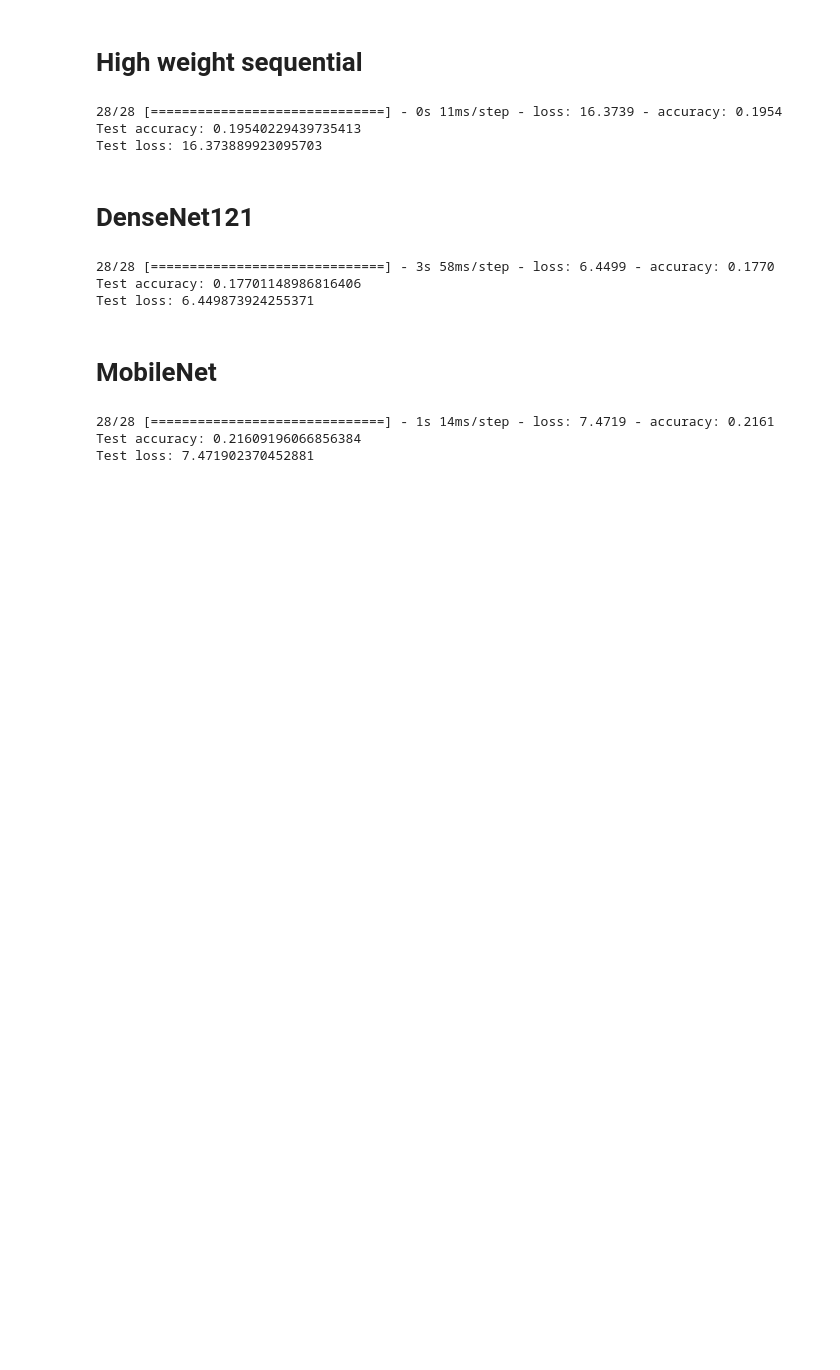
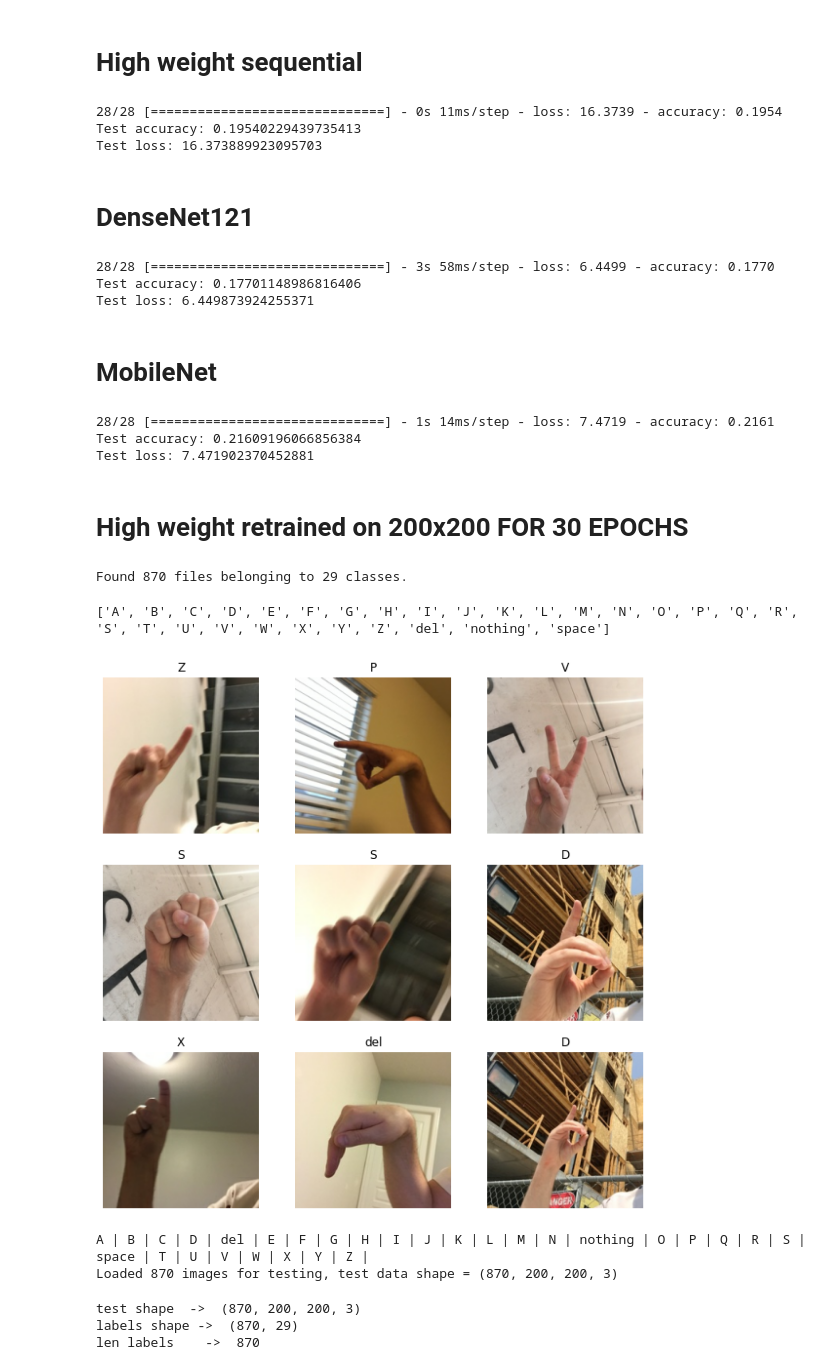
Before and after one commit to aalemi97/ENEL645, a Jupyter notebook: Final_Project/Test evaluation.ipynb, the cells around one changed output. Saved outputs shown, nothing was run; the diff lists cells and outputs as text; code cells hidden in the pictures; blank space fills up the shorter version.

Commit message:
Added test results

```diff
--- a/Final_Project/Test evaluation.ipynb
+++ b/Final_Project/Test evaluation.ipynb
@@ -166,3 +166,5 @@ evaluate_model(model)
 28/28 [==============================] - 1s 14ms/step - loss: 7.4719 - accuracy: 0.2161
 Test accuracy: 0.21609196066856384
 Test loss: 7.471902370452881
+# %% [markdown]
+# High weight retrained on 200x200 FOR 30 EPOCHS
@@ -168,0 +173,30 @@ Test loss: 7.471902370452881
+# %%
+testfile = 'archive_test/asl-alphabet-test'
+testfile1 = 'archive_test/asl-alphabet-test'
+testfile2 = 'archive_test1/testCaptures/testCaptures'
+# %%
+test_ds = tf.keras.preprocessing.image_dataset_from_directory(
+    testfile1,
+    validation_split=0,
+    seed=42,
+    image_size=(200,200),
+)
+# %% [output]
+Found 870 files belonging to 29 classes.
+# %%
+class_names = test_ds.class_names
+print(class_names)
+# %% [output]
+['A', 'B', 'C', 'D', 'E', 'F', 'G', 'H', 'I', 'J', 'K', 'L', 'M', 'N', 'O', 'P', 'Q', 'R', 'S', 'T', 'U', 'V', 'W', 'X', 'Y', 'Z', 'del', 'nothing', 'space']
+# %%
+import matplotlib.pyplot as plt
+
+plt.figure(figsize=(10, 10))
+for images, labels in test_ds.take(1):
+    for i in range(9):
+        ax = plt.subplot(3, 3, i + 1)
+        plt.imshow(images[i].numpy().astype("uint8"))
+        plt.title(class_names[labels[i]])
+        plt.axis("off")
+# %% [output]
+[figure, added]
@@ -168,0 +236,17 @@ Test loss: 7.471902370452881
+# %%
+x_test, labels = load_data()
+
+labels1 = keras.utils.np_utils.to_categorical(labels,29)
+#y_test_ = keras.utils.np_utils.to_categorical(y_test,29)
+# %% [output]
+A | B | C | D | del | E | F | G | H | I | J | K | L | M | N | nothing | O | P | Q | R | S | space | T | U | V | W | X | Y | Z |
+Loaded 870 images for testing, test data shape = (870, 200, 200, 3)
+# %%
+print("test shape  -> ", x_test.shape)
+#print("labels shape -> ", labels.shape)
+print("labels shape -> ", labels1.shape)
+print("len labels    -> ", len(labels))
+# %% [output]
+test shape  ->  (870, 200, 200, 3)
+labels shape ->  (870, 29)
+len labels    ->  870
```
Also changed, not shown: parts of 55 cells of this notebook.
